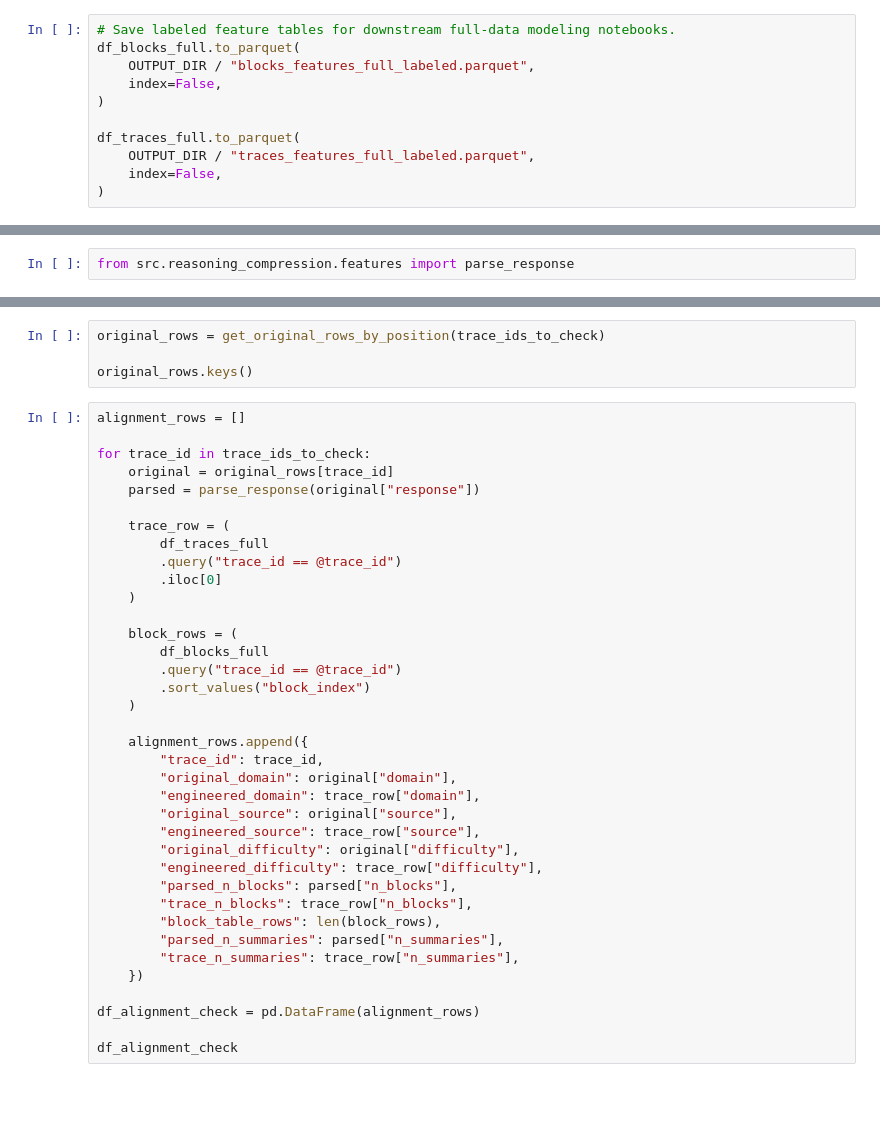
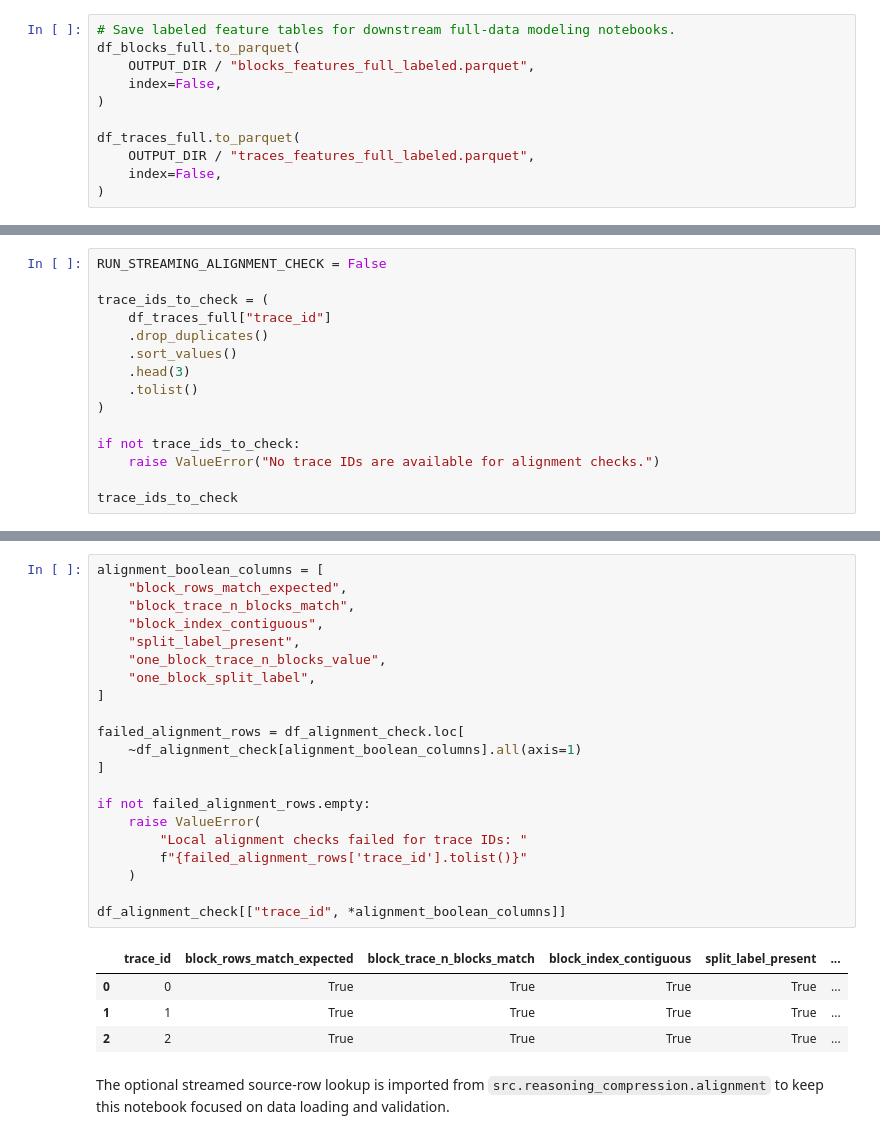
Before and after one commit to fedebri/reasoning-under-compression, a Jupyter notebook: notebooks/01_data_loading_engineering.ipynb, the cells around one changed output, grey strips where cells are left out. Cells and saved outputs as stored; diff of their text form; blank space fills up the shorter version.

```diff
--- a/notebooks/01_data_loading_engineering.ipynb
+++ b/notebooks/01_data_loading_engineering.ipynb
@@ -202,2 +373,15 @@ We inspect a few fixed trace IDs by comparing original metadata, parsed block co
 # %%
-from src.reasoning_compression.features import parse_response
+RUN_STREAMING_ALIGNMENT_CHECK = False
+
+trace_ids_to_check = (
+    df_traces_full["trace_id"]
+    .drop_duplicates()
+    .sort_values()
+    .head(3)
+    .tolist()
+)
+
+if not trace_ids_to_check:
+    raise ValueError("No trace IDs are available for alignment checks.")
+
+trace_ids_to_check
@@ -243,42 +510,29 @@ def get_original_rows_by_position(
 # %%
-original_rows = get_original_rows_by_position(trace_ids_to_check)
+alignment_boolean_columns = [
+    "block_rows_match_expected",
+    "block_trace_n_blocks_match",
+    "block_index_contiguous",
+    "split_label_present",
+    "one_block_trace_n_blocks_value",
+    "one_block_split_label",
+]
 
-original_rows.keys()
+failed_alignment_rows = df_alignment_check.loc[
+    ~df_alignment_check[alignment_boolean_columns].all(axis=1)
+]
+
+if not failed_alignment_rows.empty:
+    raise ValueError(
+        "Local alignment checks failed for trace IDs: "
+        f"{failed_alignment_rows['trace_id'].tolist()}"
+    )
+
+df_alignment_check[["trace_id", *alignment_boolean_columns]]
+# %% [output]
+|  | trace_id | block_rows_match_expected | block_trace_n_blocks_match | block_index_contiguous | split_label_present | ... |
+| 0 | 0 | True | True | True | True | ... |
+| 1 | 1 | True | True | True | True | ... |
+| 2 | 2 | True | True | True | True | ... |
-# %%
-alignment_rows = []
-
-for trace_id in trace_ids_to_check:
-    original = original_rows[trace_id]
-    parsed = parse_response(original["response"])
-
-    trace_row = (
-        df_traces_full
-        .query("trace_id == @trace_id")
-        .iloc[0]
-    )
-
-    block_rows = (
-        df_blocks_full
-        .query("trace_id == @trace_id")
-        .sort_values("block_index")
-    )
-
-    alignment_rows.append({
-        "trace_id": trace_id,
-        "original_domain": original["domain"],
-        "engineered_domain": trace_row["domain"],
-        "original_source": original["source"],
-        "engineered_source": trace_row["source"],
-        "original_difficulty": original["difficulty"],
-        "engineered_difficulty": trace_row["difficulty"],
-        "parsed_n_blocks": parsed["n_blocks"],
-        "trace_n_blocks": trace_row["n_blocks"],
-        "block_table_rows": len(block_rows),
-        "parsed_n_summaries": parsed["n_summaries"],
-        "trace_n_summaries": trace_row["n_summaries"],
-    })
-
-df_alignment_check = pd.DataFrame(alignment_rows)
-
-df_alignment_check
+# %% [markdown]
+The optional streamed source-row lookup is imported from `src.reasoning_compression.alignment` to keep this notebook focused on data loading and validation.
 # %%
```
Also changed, not shown: parts of 23 cells of this notebook, 7 other files.
